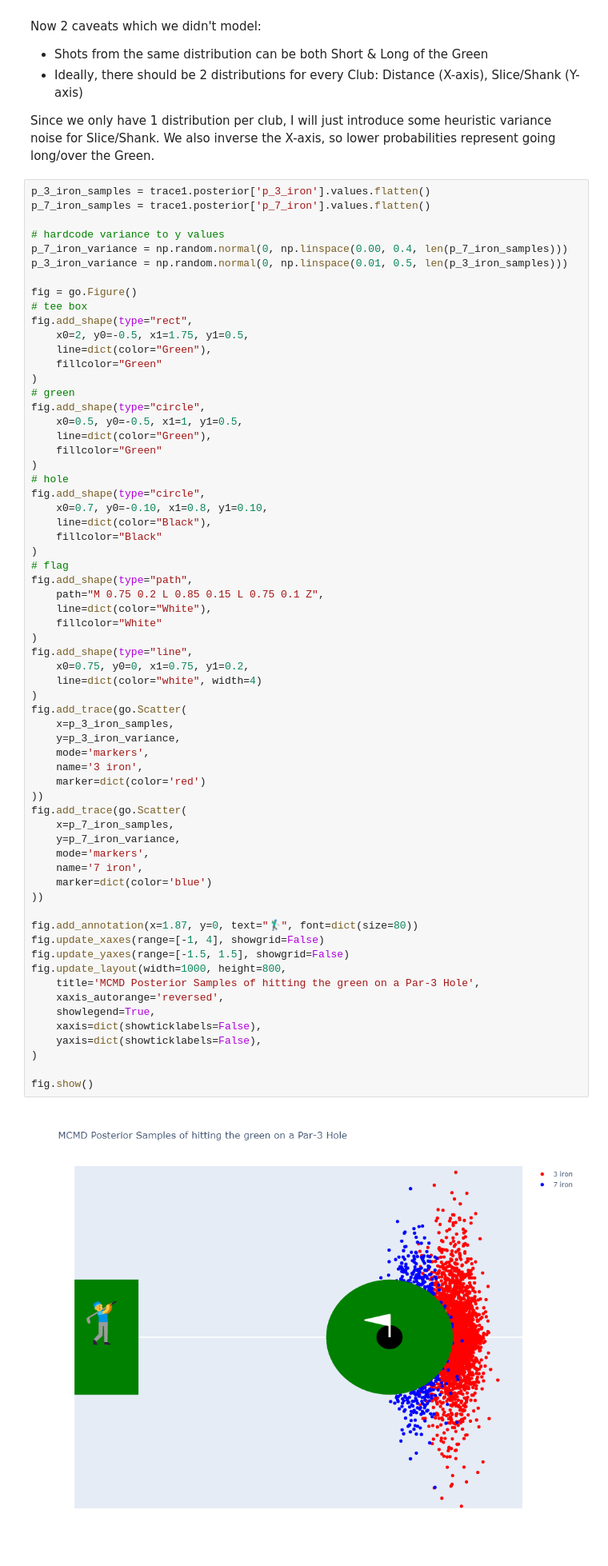
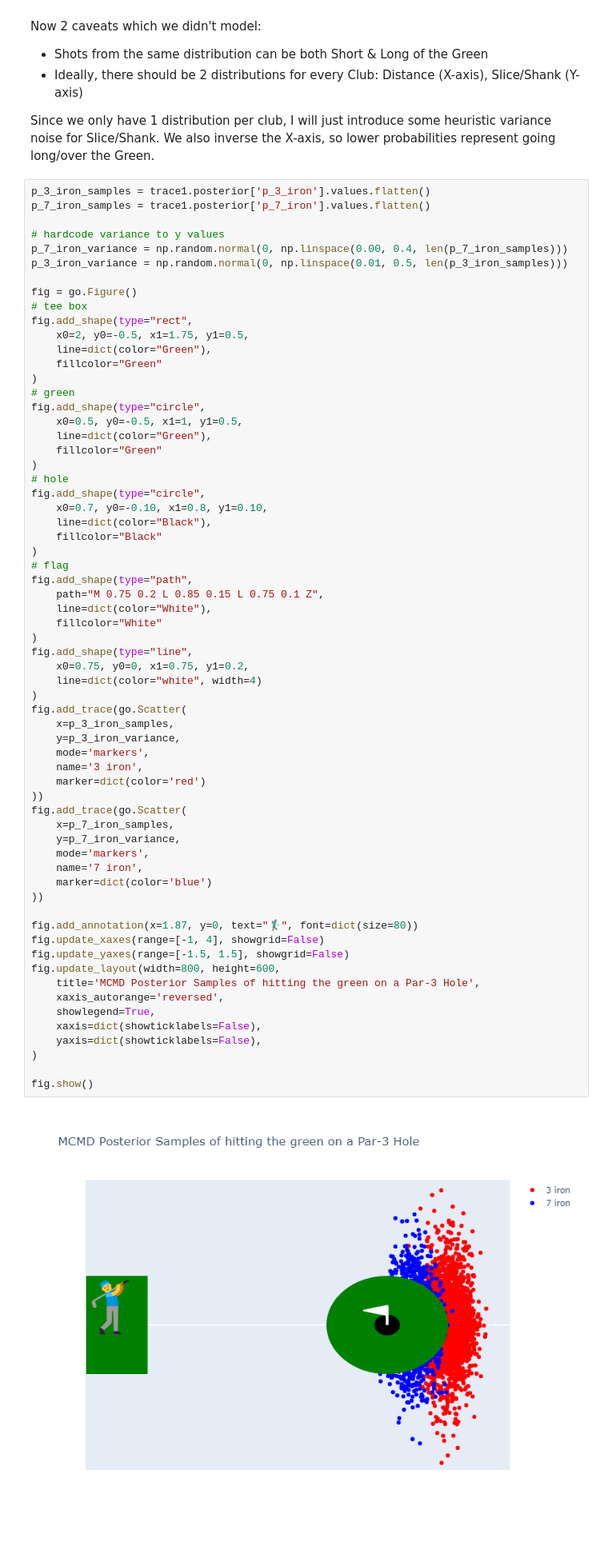
Before and after one commit to viczommers/Bayesian-Golf, a Jupyter notebook: BayesianGolf.ipynb, the cells around one changed output. Shown: that part at 80% size. Cells and saved outputs as stored; diff of their text form.

Commit message:
plot scale fixed

```diff
--- a/BayesianGolf.ipynb
+++ b/BayesianGolf.ipynb
@@ -322,35 +322,35 @@ fig.add_shape(type="line",
     x0=0.75, y0=0, x1=0.75, y1=0.2,
     line=dict(color="white", width=4)
 )
 fig.add_trace(go.Scatter(
     x=p_3_iron_samples,
     y=p_3_iron_variance,
     mode='markers',
     name='3 iron',
     marker=dict(color='red')
 ))
 fig.add_trace(go.Scatter(
     x=p_7_iron_samples,
     y=p_7_iron_variance,
     mode='markers',
     name='7 iron',
     marker=dict(color='blue')
 ))
 
 fig.add_annotation(x=1.87, y=0, text="🏌️‍♂️", font=dict(size=80))
 fig.update_xaxes(range=[-1, 4], showgrid=False)
 fig.update_yaxes(range=[-1.5, 1.5], showgrid=False)
-fig.update_layout(width=1000, height=800,
+fig.update_layout(width=800, height=600,
     title='MCMD Posterior Samples of hitting the green on a Par-3 Hole',
     xaxis_autorange='reversed',
     showlegend=True,
     xaxis=dict(showticklabels=False),
     yaxis=dict(showticklabels=False),
 )
 
 fig.show()
 # %% [output]
-[figure, old version]
+[figure, new version]
 # %% [markdown]
 Just a quick hack to render plotly as png for github repo:
 # %%
```
Also changed, not shown: parts of 3 cells of this notebook.
